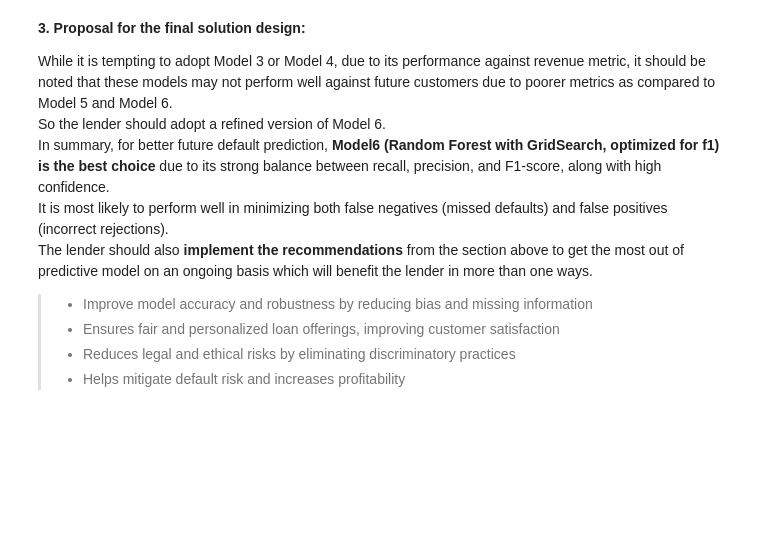
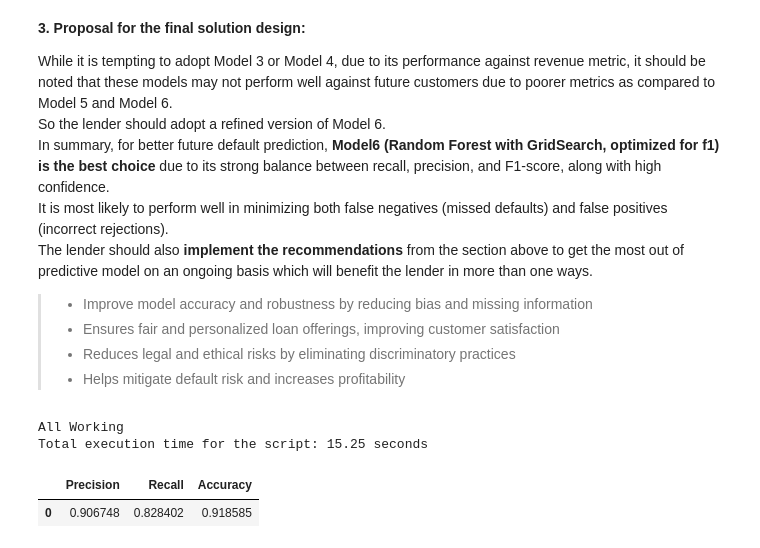
Before and after one commit to vmagar1729/analytiqbit, a Jupyter notebook: notebooks/Capstone_Project_Reference_Notebook_Loan_Default_Prediction_Full_Code.ipynb, the cells around one changed output. Drawn from its saved outputs; the diff is of its cells as text; code cells hidden in the pictures; blank space fills up the shorter version.

Commit message:
Random changes after first submission

```diff
--- a/notebooks/Capstone_Project_Reference_Notebook_Loan_Default_Prediction_Full_Code.ipynb
+++ b/notebooks/Capstone_Project_Reference_Notebook_Loan_Default_Prediction_Full_Code.ipynb
@@ -2352,3 +2195,12 @@ The lender should also **implement the recommendations** from the section above
 > - Ensures fair and personalized loan offerings, improving customer satisfaction
 > - Reduces legal and ethical risks by eliminating discriminatory practices
 > - Helps mitigate default risk and increases profitability
+# %%
+print('All Working')
+# End time
+script_end_time = time.time()
+total_time = script_end_time - script_start_time
+print(f"Total execution time for the script: {total_time:.2f} seconds")
+# %% [output]
+All Working
+Total execution time for the script: 15.25 seconds
@@ -2354,0 +2242,17 @@ The lender should also **implement the recommendations** from the section above
+# %%
+# Importing the XGBClassifier from the xgboost library
+from xgboost import XGBClassifier
+
+# XGBoost Classifier
+xgb = XGBClassifier(random_state = 1, eval_metric = 'logloss')
+
+# Fitting the model
+xgb.fit(x_train,y_train)
+
+# Model Performance on the test data
+xgb_perf_test = model_performance_classification(xgb,x_test,y_test)
+
+xgb_perf_test
+# %% [output]
+|  | Precision | Recall | Accuracy |
+| 0 | 0.906748 | 0.828402 | 0.918585 |
```
Also changed, not shown: parts of 26 cells of this notebook, 4 other files.
